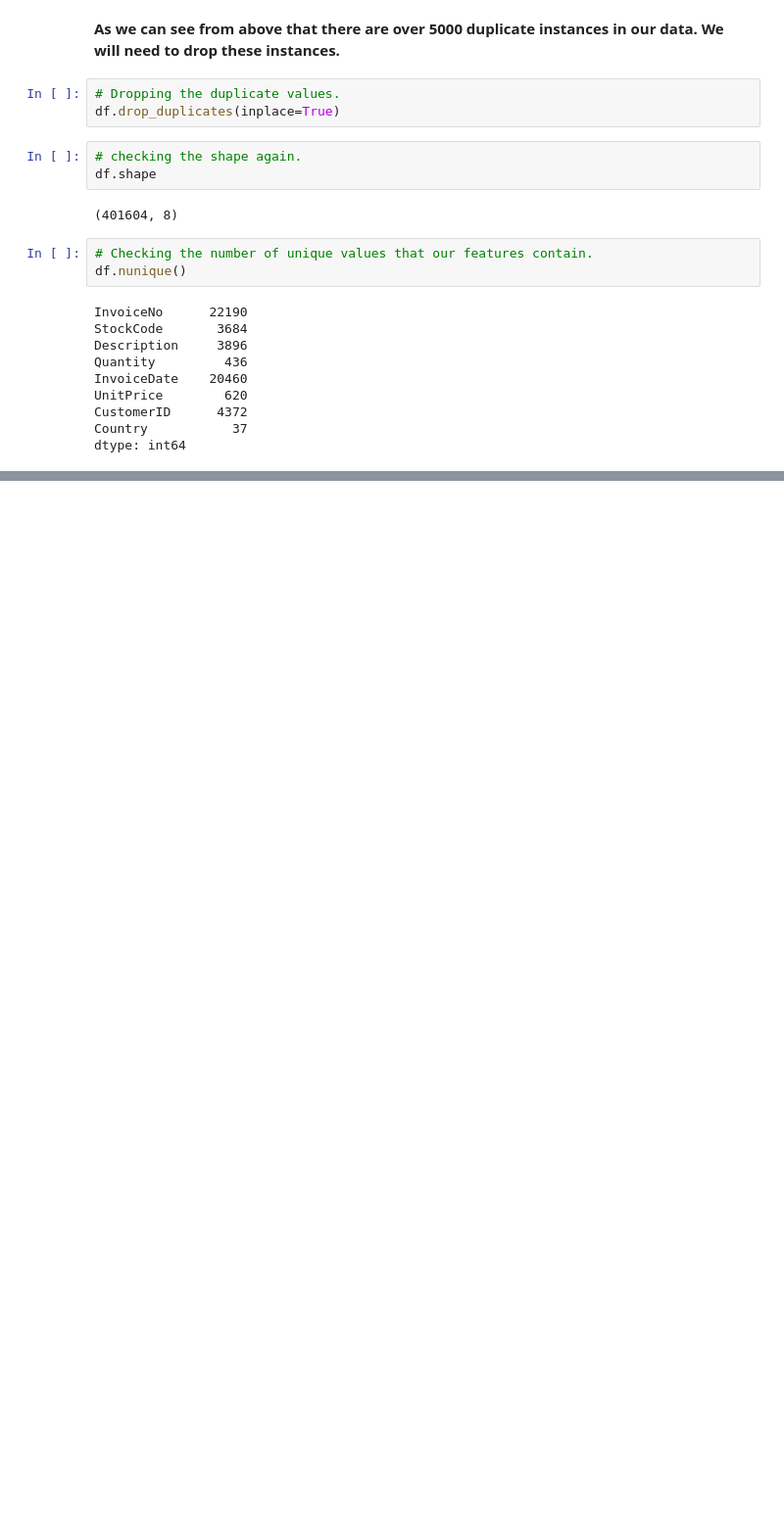
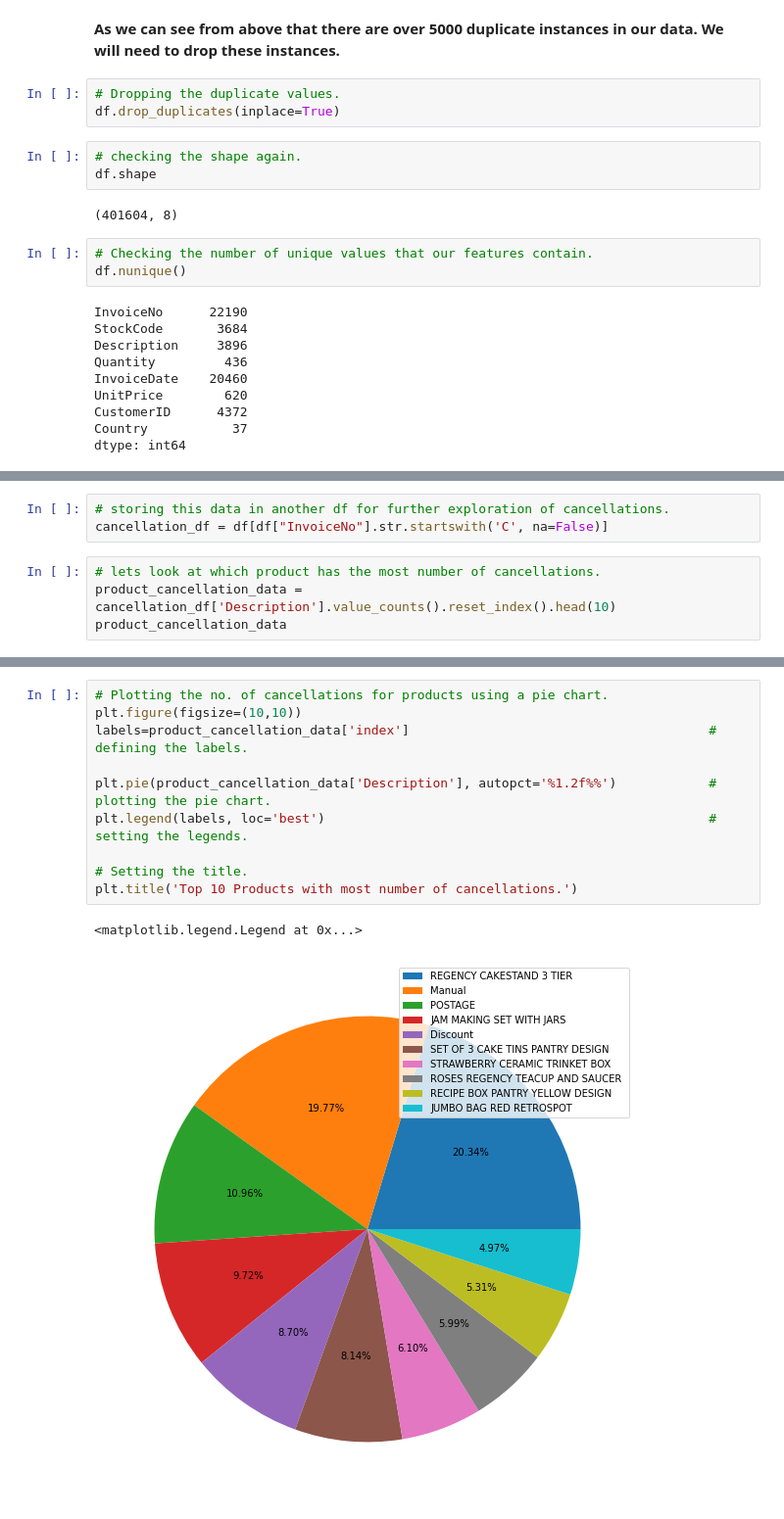
Before and after one commit to gopaljigupta45/Online_Retail_Customer_Segmentation, a Jupyter notebook: Online_Retail_Customer_Segmentation_Capstone_Project_GOPAL_JI_GUPTA_.ipynb, the cells around one changed output, grey strips where cells are left out. Shown: that part at 98% size. Cells and saved outputs as stored; diff of their text form; blank space fills up the shorter version.

```diff
--- a/Online_Retail_Customer_Segmentation_Capstone_Project_GOPAL_JI_GUPTA_.ipynb
+++ b/Online_Retail_Customer_Segmentation_Capstone_Project_GOPAL_JI_GUPTA_.ipynb
@@ -201,0 +305,7 @@ dtype: int64
+# %%
+# storing this data in another df for further exploration of cancellations.
+cancellation_df = df[df["InvoiceNo"].str.startswith('C', na=False)]
+# %%
+# lets look at which product has the most number of cancellations.
+product_cancellation_data = cancellation_df['Description'].value_counts().reset_index().head(10)
+product_cancellation_data
@@ -201,0 +324,13 @@ dtype: int64
+# %%
+# Plotting the no. of cancellations for products using a pie chart.
+plt.figure(figsize=(10,10))
+labels=product_cancellation_data['index']                                       # defining the labels.
+
+plt.pie(product_cancellation_data['Description'], autopct='%1.2f%%')            # plotting the pie chart.
+plt.legend(labels, loc='best')                                                  # setting the legends.
+
+# Setting the title.
+plt.title('Top 10 Products with most number of cancellations.')
+# %% [output]
+<matplotlib.legend.Legend at 0x...>
+[figure, added]
```
Also changed, not shown: parts of 16 cells of this notebook.
